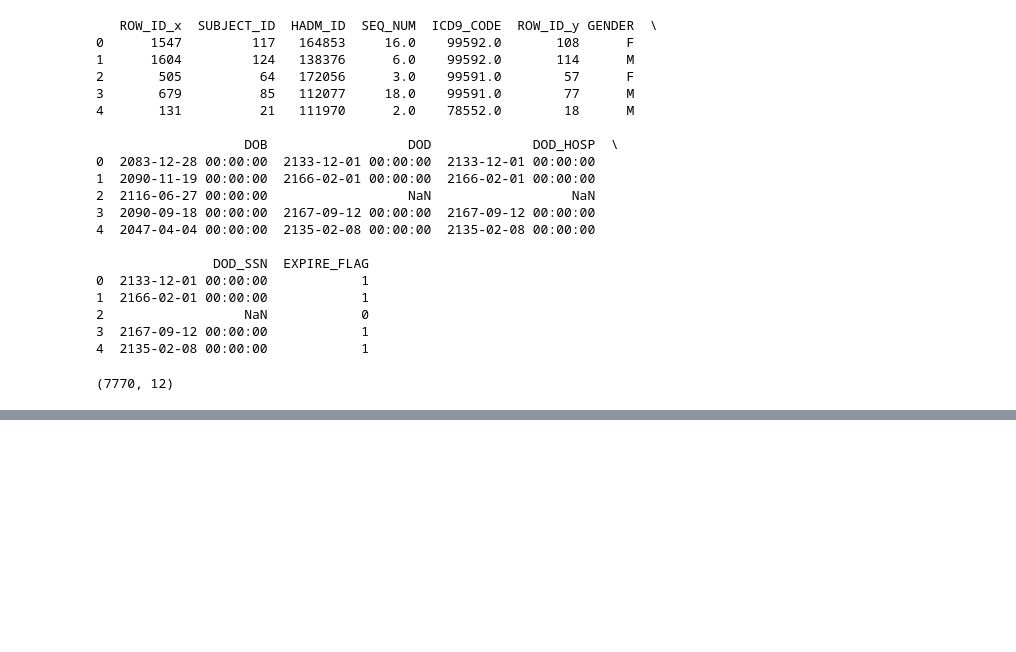
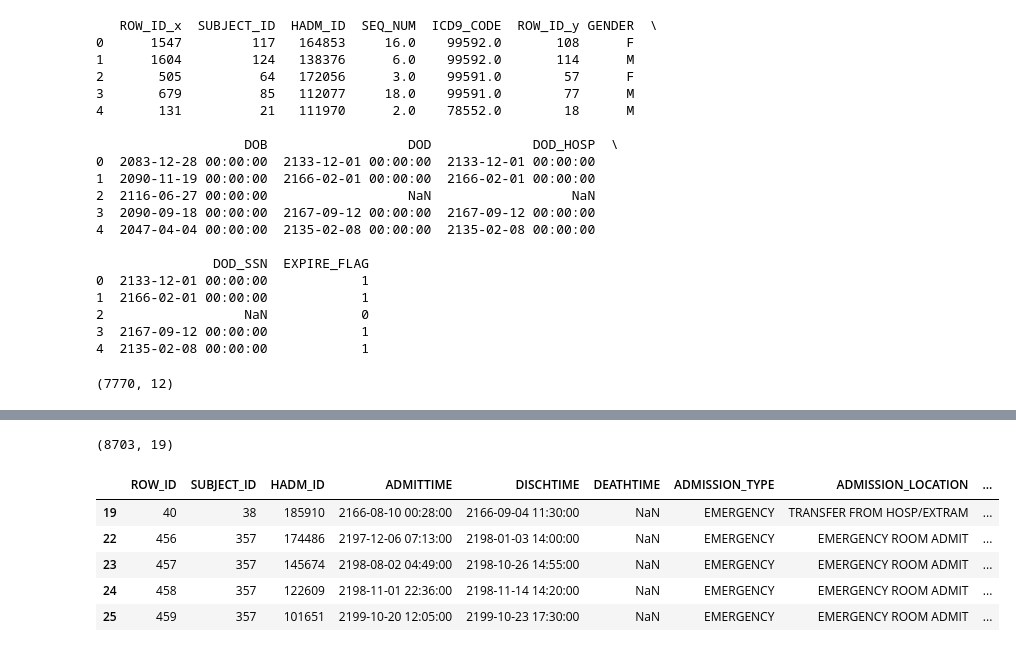
Before and after one commit to ParsaHaghighatgoo/mimic-analysis, a Jupyter notebook: ExtractSepsisPatients.ipynb, the cells around one changed output, grey strips where cells are left out. Saved outputs shown, nothing was run; the diff lists cells and outputs as text; code cells hidden in the pictures; blank space fills up the shorter version.

```diff
--- a/ExtractSepsisPatients.ipynb
+++ b/ExtractSepsisPatients.ipynb
@@ -120,0 +193,15 @@ sepsis_patients.shape
+# %%
+# choose sepsis patients from admissions
+filtered_admissions = admissions[admissions['SUBJECT_ID'].isin(sepsis_patients['SUBJECT_ID'])]
+filtered_admissions.shape
+# %% [output]
+(8703, 19)
+# %%
+filtered_admissions.head()
+# %% [output]
+|  | ROW_ID | SUBJECT_ID | HADM_ID | ADMITTIME | DISCHTIME | DEATHTIME | ADMISSION_TYPE | ADMISSION_LOCATION | ... |
+| 19 | 40 | 38 | 185910 | 2166-08-10 00:28:00 | 2166-09-04 11:30:00 | NaN | EMERGENCY | TRANSFER FROM HOSP/EXTRAM | ... |
+| 22 | 456 | 357 | 174486 | 2197-12-06 07:13:00 | 2198-01-03 14:00:00 | NaN | EMERGENCY | EMERGENCY ROOM ADMIT | ... |
+| 23 | 457 | 357 | 145674 | 2198-08-02 04:49:00 | 2198-10-26 14:55:00 | NaN | EMERGENCY | EMERGENCY ROOM ADMIT | ... |
+| 24 | 458 | 357 | 122609 | 2198-11-01 22:36:00 | 2198-11-14 14:20:00 | NaN | EMERGENCY | EMERGENCY ROOM ADMIT | ... |
+| 25 | 459 | 357 | 101651 | 2199-10-20 12:05:00 | 2199-10-23 17:30:00 | NaN | EMERGENCY | EMERGENCY ROOM ADMIT | ... |
```
Also changed, not shown: parts of 34 cells of this notebook, 1 other file.
